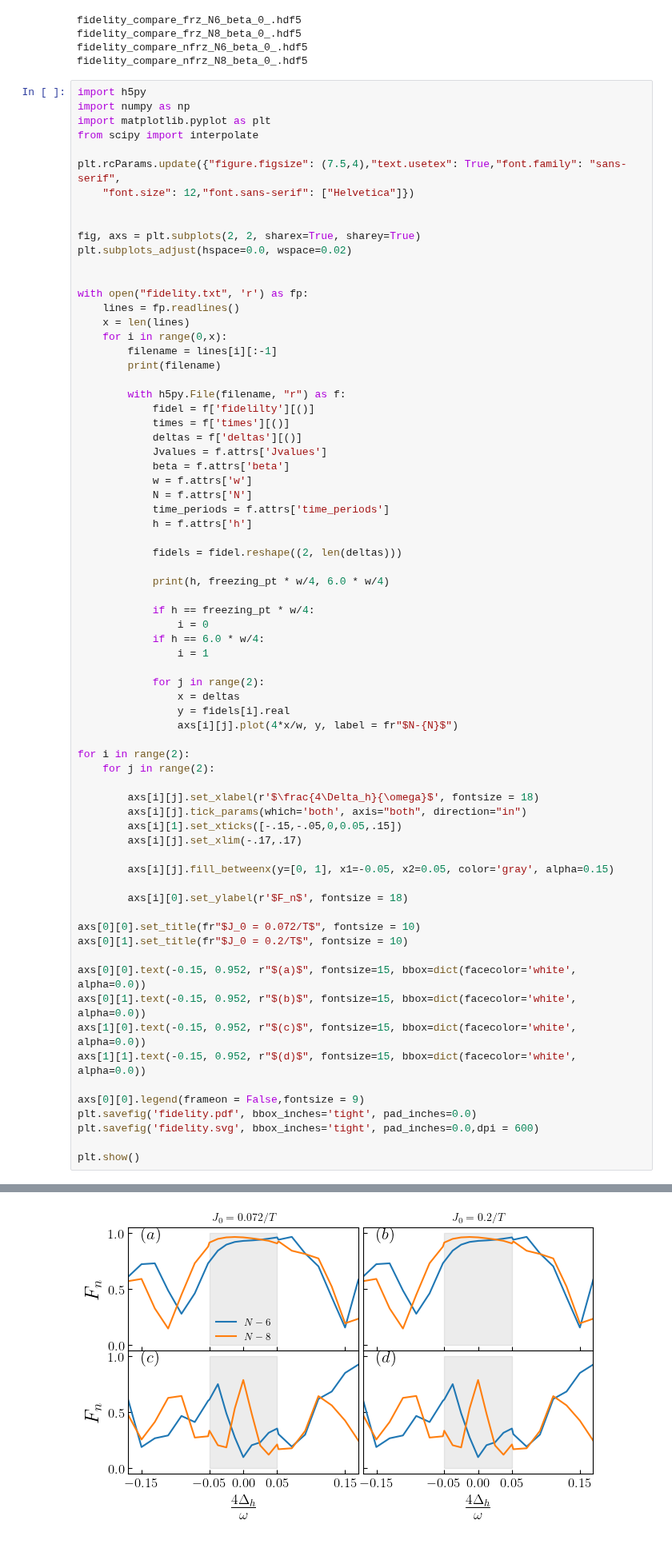
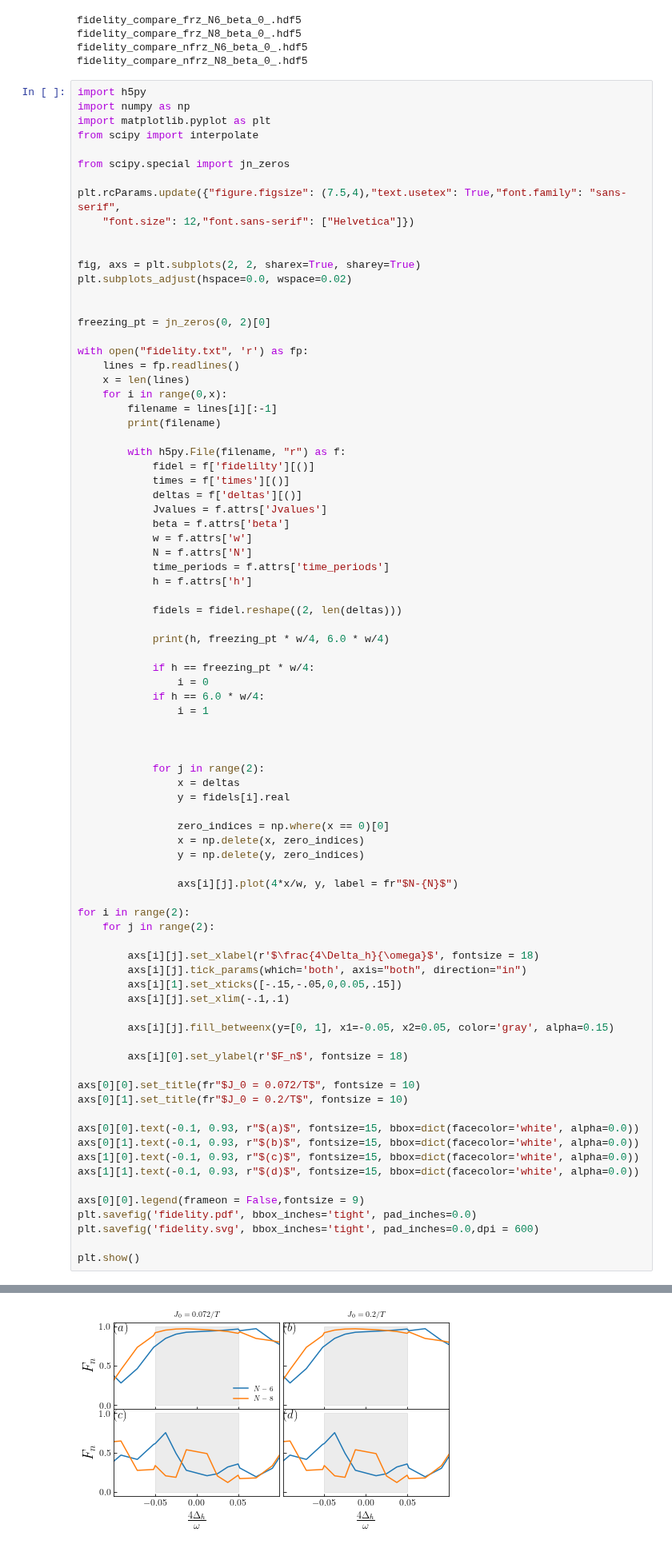
Before and after one commit to rahmahi/Chimera_Time_Crystal, a Jupyter notebook: codes/new_algo/fidelity/fidelity_stand_alone.ipynb, the cells around one changed output, grey strips where cells are left out. Shown at 80% size. Drawn from its saved outputs; the diff is of its cells as text.

```diff
--- a/codes/new_algo/fidelity/fidelity_stand_alone.ipynb
+++ b/codes/new_algo/fidelity/fidelity_stand_alone.ipynb
@@ -525,6 +525,8 @@ import h5py
 import numpy as np
 import matplotlib.pyplot as plt
 from scipy import interpolate
+
+from scipy.special import jn_zeros
 
 plt.rcParams.update({"figure.figsize": (7.5,4),"text.usetex": True,"font.family": "sans-serif",
     "font.size": 12,"font.sans-serif": ["Helvetica"]})
@@ -533,6 +535,8 @@ plt.rcParams.update({"figure.figsize": (7.5,4),"text.usetex": True,"font.family"
 fig, axs = plt.subplots(2, 2, sharex=True, sharey=True)
 plt.subplots_adjust(hspace=0.0, wspace=0.02)
 
+
+freezing_pt = jn_zeros(0, 2)[0]
 
 with open("fidelity.txt", 'r') as fp:
     lines = fp.readlines()
@@ -561,43 +565,50 @@ with open("fidelity.txt", 'r') as fp:
             if h == 6.0 * w/4:
                 i = 1
 
+
+
             for j in range(2):
                 x = deltas
                 y = fidels[i].real
+
+                zero_indices = np.where(x == 0)[0]
+                x = np.delete(x, zero_indices)
+                y = np.delete(y, zero_indices)
+
                 axs[i][j].plot(4*x/w, y, label = fr"$N-{N}$")
 
 for i in range(2):
     for j in range(2):
 
         axs[i][j].set_xlabel(r'$\frac{4\Delta_h}{\omega}$', fontsize = 18)
         axs[i][j].tick_params(which='both', axis="both", direction="in")
         axs[i][1].set_xticks([-.15,-.05,0,0.05,.15])
-        axs[i][j].set_xlim(-.17,.17)
+        axs[i][j].set_xlim(-.1,.1)
 
         axs[i][j].fill_betweenx(y=[0, 1], x1=-0.05, x2=0.05, color='gray', alpha=0.15)
 
         axs[i][0].set_ylabel(r'$F_n$', fontsize = 18)
 
 axs[0][0].set_title(fr"$J_0 = 0.072/T$", fontsize = 10)
 axs[0][1].set_title(fr"$J_0 = 0.2/T$", fontsize = 10)
 
-axs[0][0].text(-0.15, 0.952, r"$(a)$", fontsize=15, bbox=dict(facecolor='white', alpha=0.0))
-axs[0][1].text(-0.15, 0.952, r"$(b)$", fontsize=15, bbox=dict(facecolor='white', alpha=0.0))
-axs[1][0].text(-0.15, 0.952, r"$(c)$", fontsize=15, bbox=dict(facecolor='white', alpha=0.0))
-axs[1][1].text(-0.15, 0.952, r"$(d)$", fontsize=15, bbox=dict(facecolor='white', alpha=0.0))
+axs[0][0].text(-0.1, 0.93, r"$(a)$", fontsize=15, bbox=dict(facecolor='white', alpha=0.0))
+axs[0][1].text(-0.1, 0.93, r"$(b)$", fontsize=15, bbox=dict(facecolor='white', alpha=0.0))
+axs[1][0].text(-0.1, 0.93, r"$(c)$", fontsize=15, bbox=dict(facecolor='white', alpha=0.0))
+axs[1][1].text(-0.1, 0.93, r"$(d)$", fontsize=15, bbox=dict(facecolor='white', alpha=0.0))
 
 axs[0][0].legend(frameon = False,fontsize = 9)
 plt.savefig('fidelity.pdf', bbox_inches='tight', pad_inches=0.0)
 plt.savefig('fidelity.svg', bbox_inches='tight', pad_inches=0.0,dpi = 600)
 
 plt.show()
 # %% [output]
 fidelity_compare_frz_N6_beta_0_.hdf5
 12.024127788478864 12.024127788478864 30.0
 fidelity_compare_frz_N8_beta_0_.hdf5
 12.024127788478864 12.024127788478864 30.0
 fidelity_compare_nfrz_N6_beta_0_.hdf5
 30.0 12.024127788478864 30.0
 fidelity_compare_nfrz_N8_beta_0_.hdf5
 30.0 12.024127788478864 30.0
-[figure, old version]
+[figure, new version]
```
Also changed, not shown: 1 other file.
